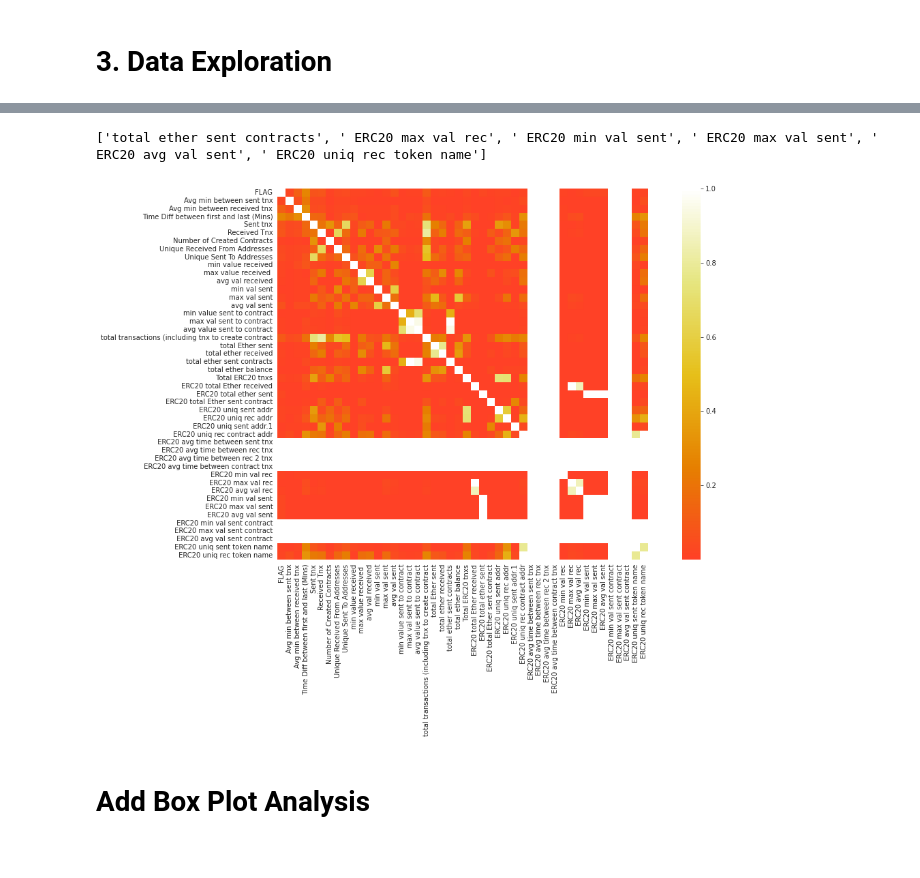
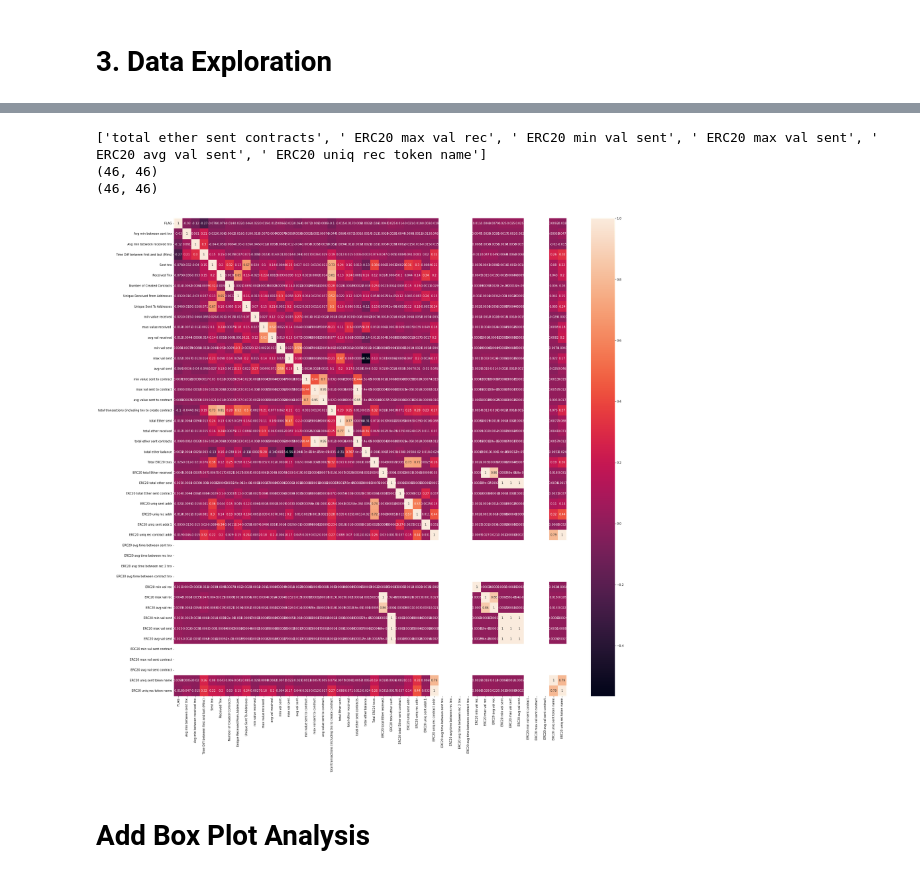
Before and after one commit to kennylee9672/EthereumFraudDetection, a Jupyter notebook: EthereumFraudModeling.ipynb, the cells around one changed output, grey strips where cells are left out. Saved outputs shown, nothing was run; the diff lists cells and outputs as text; code cells hidden in the pictures.

Commit message:
Adding Heatmap

```diff
--- a/EthereumFraudModeling.ipynb
+++ b/EthereumFraudModeling.ipynb
@@ -59,18 +89,22 @@ ax = sns.heatmap(df, center=0, vmin=-1, vmax=1)
 # %%
 corr_matrix = df.corr().abs()
 upper = corr_matrix.where(np.triu(np.ones(corr_matrix.shape), k=1).astype(np.bool))
 
-with sns.axes_style('white'):
-    fig, ax = plt.subplots(figsize=(18,10))
-    sns.heatmap(corr_matrix, annot=False, cmap='CMRmap', center=0, square=True)
-
+#with sns.axes_style('white'):
+#    fig, ax = plt.subplots(figsize=(18,10))
+#    sns.heatmap(corr_matrix, annot=False, cmap='CMRmap', center=0, square=True)
+plt.figure(figsize=(30,30))
+sns.heatmap(df.corr(),annot=True)
 # Find features with correlation greater than 0.95
-corr_colns = [column for column in upper.columns if any(upper[column] > 0.95)]
-
+corr_colns = [column for column in upper.columns if any(upper[column] >0.95)]
 print(corr_colns)
+print(upper.shape)
 df.drop(corr_colns, axis=1, inplace=True)
+print(upper.shape)
 # %% [output]
 ['total ether sent contracts', ' ERC20 max val rec', ' ERC20 min val sent', ' ERC20 max val sent', ' ERC20 avg val sent', ' ERC20 uniq rec token name']
+(46, 46)
+(46, 46)
-[figure, old version]
+[figure, new version]
 # %% [markdown]
 # Add Box Plot Analysis
```
Also changed, not shown: parts of 19 cells of this notebook.
